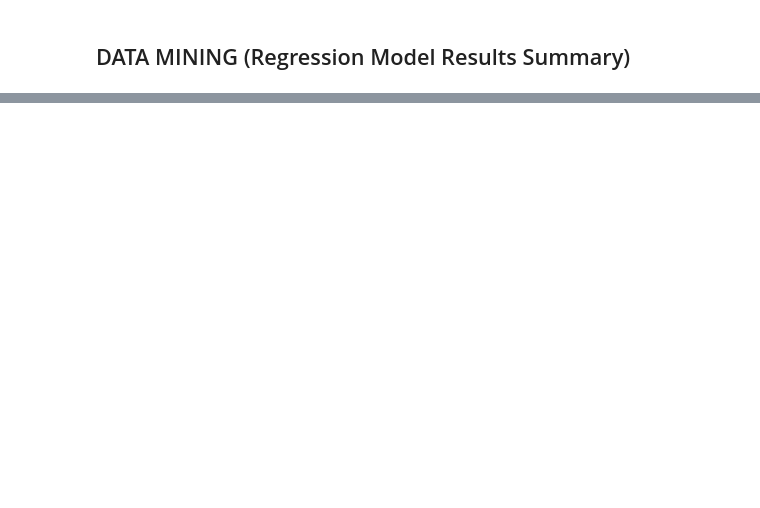
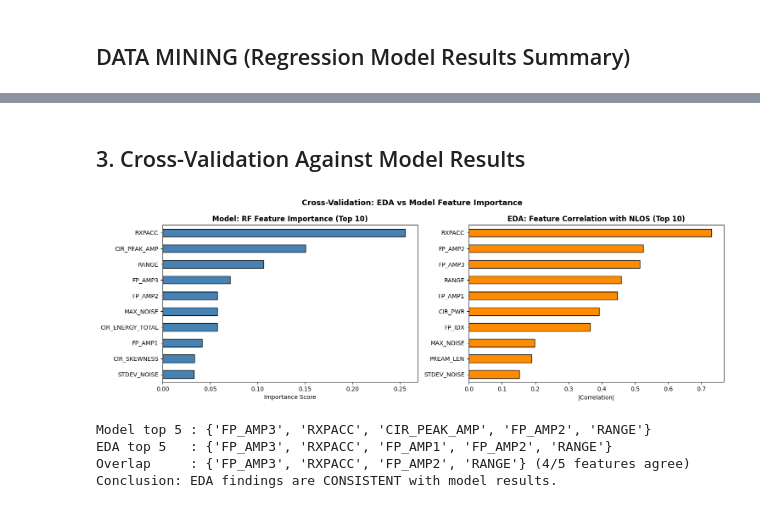
Before and after one commit to Jia-Ming-2001/CSC3105_Mini_Project_2026, a Jupyter notebook: UWB-LOS-NLOS-Data-Set/code/Untitled.ipynb, the cells around one changed output, grey strips where cells are left out. Cells and saved outputs as stored; diff of their text form; code cells hidden in the pictures; blank space fills up the shorter version.

```diff
--- a/UWB-LOS-NLOS-Data-Set/code/Untitled.ipynb
+++ b/UWB-LOS-NLOS-Data-Set/code/Untitled.ipynb
@@ -1664,0 +1690,15 @@ importance_df.head(15)  # Show top 15 features
+# %%
+corr_matrix = df_v3[FEATURE_COLS + ['NLOS']].corr()
+
+plt.figure(figsize=(12, 9))
+mask = np.triu(np.ones_like(corr_matrix, dtype=bool))
+sns.heatmap(corr_matrix, annot=True, fmt='.2f', cmap='RdBu_r',
+            center=0, mask=mask, linewidths=0.5, annot_kws={'size': 9})
+plt.title('Feature Correlation Heatmap (incl. NLOS label)', fontsize=13, fontweight='bold')
+plt.xticks(rotation=45, ha='right')
+plt.tight_layout()
+plt.show()
+
+nlos_corr = corr_matrix['NLOS'].drop('NLOS').abs().sort_values(ascending=False)
+print('=== Feature Correlation with NLOS Label (ranked) ===')
+print(nlos_corr.round(4).to_string())
@@ -1664,0 +1753,42 @@ importance_df.head(15)  # Show top 15 features
+# %% [markdown]
+## 3. Cross-Validation Against Model Results
+# %%
+# Requires: clf and top_10_features from Data Mining section
+try:
+    rf_importances = pd.Series(clf.feature_importances_, index=X_train.columns)
+    top10_model    = rf_importances.nlargest(10).sort_values()
+    corr_top10     = corr_matrix['NLOS'].drop('NLOS').abs().nlargest(10).sort_values()
+
+    fig, axes = plt.subplots(1, 2, figsize=(15, 5))
+
+    top10_model.plot(kind='barh', ax=axes[0], color='steelblue', edgecolor='black')
+    axes[0].set_title('Model: RF Feature Importance (Top 10)', fontweight='bold')
+    axes[0].set_xlabel('Importance Score')
+
+    corr_top10.plot(kind='barh', ax=axes[1], color='darkorange', edgecolor='black')
+    axes[1].set_title('EDA: Feature Correlation with NLOS (Top 10)', fontweight='bold')
+    axes[1].set_xlabel('|Correlation|')
+
+    plt.suptitle('Cross-Validation: EDA vs Model Feature Importance', fontsize=13, fontweight='bold')
+    plt.tight_layout()
+    plt.show()
+
+    model_top5 = set(rf_importances.nlargest(5).index)
+    eda_top5   = set(corr_top10.tail(5).index)
+    overlap    = model_top5 & eda_top5
+    print(f'Model top 5 : {model_top5}')
+    print(f'EDA top 5   : {eda_top5}')
+    print(f'Overlap     : {overlap} ({len(overlap)}/5 features agree)')
+    if len(overlap) >= 3:
+        print('Conclusion: EDA findings are CONSISTENT with model results.')
+    else:
+        print('Some discrepancy — likely due to non-linear interactions captured by RF but not by correlation.')
+
+except NameError as e:
+    print(f'Model not yet trained — run this after Data Mining section. ({e})')
+# %% [output]
+[figure, added]
+Model top 5 : {'FP_AMP3', 'RXPACC', 'CIR_PEAK_AMP', 'FP_AMP2', 'RANGE'}
+EDA top 5   : {'FP_AMP3', 'RXPACC', 'FP_AMP1', 'FP_AMP2', 'RANGE'}
+Overlap     : {'FP_AMP3', 'RXPACC', 'FP_AMP2', 'RANGE'} (4/5 features agree)
+Conclusion: EDA findings are CONSISTENT with model results.
```
Also changed, not shown: parts of 20 cells of this notebook.
